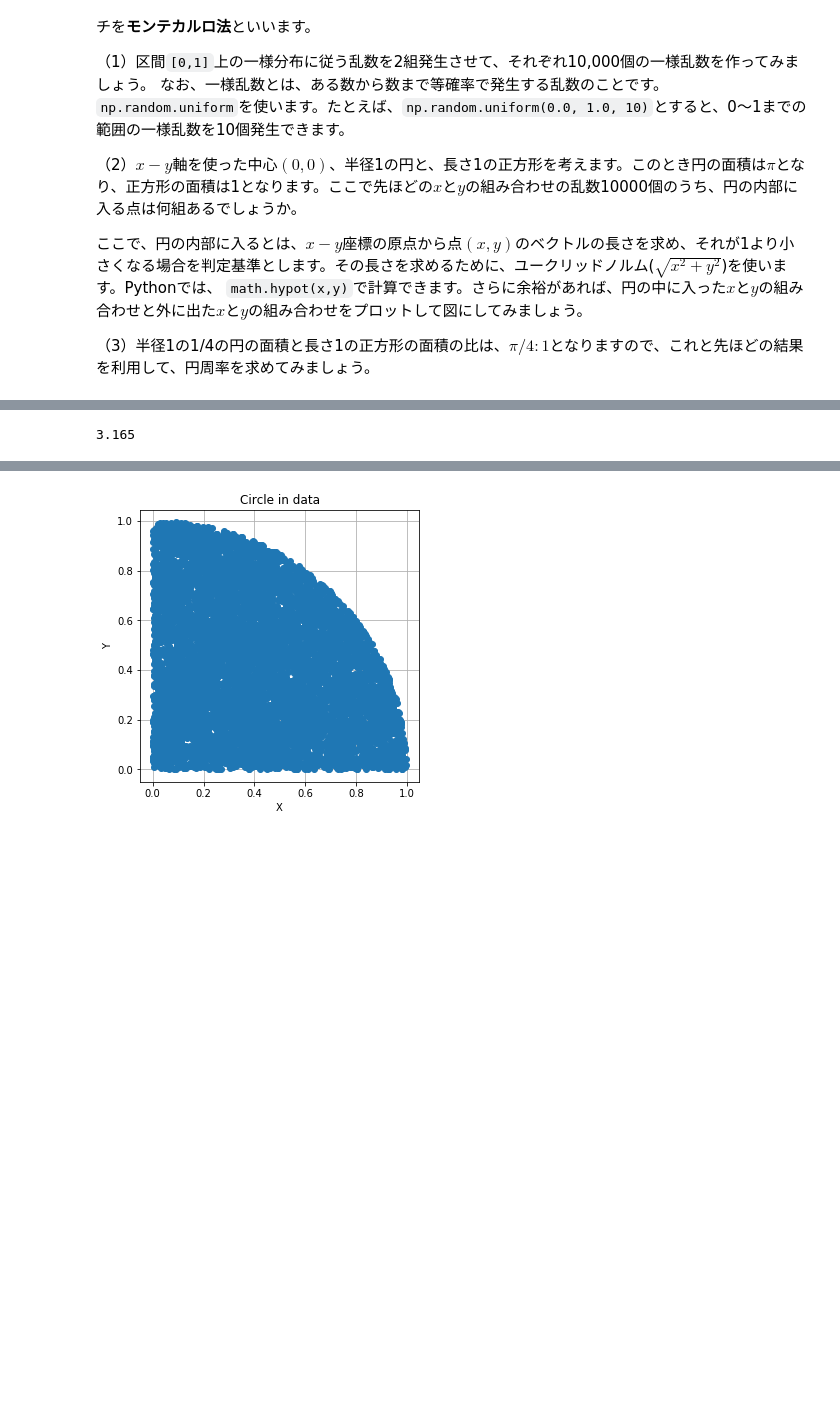
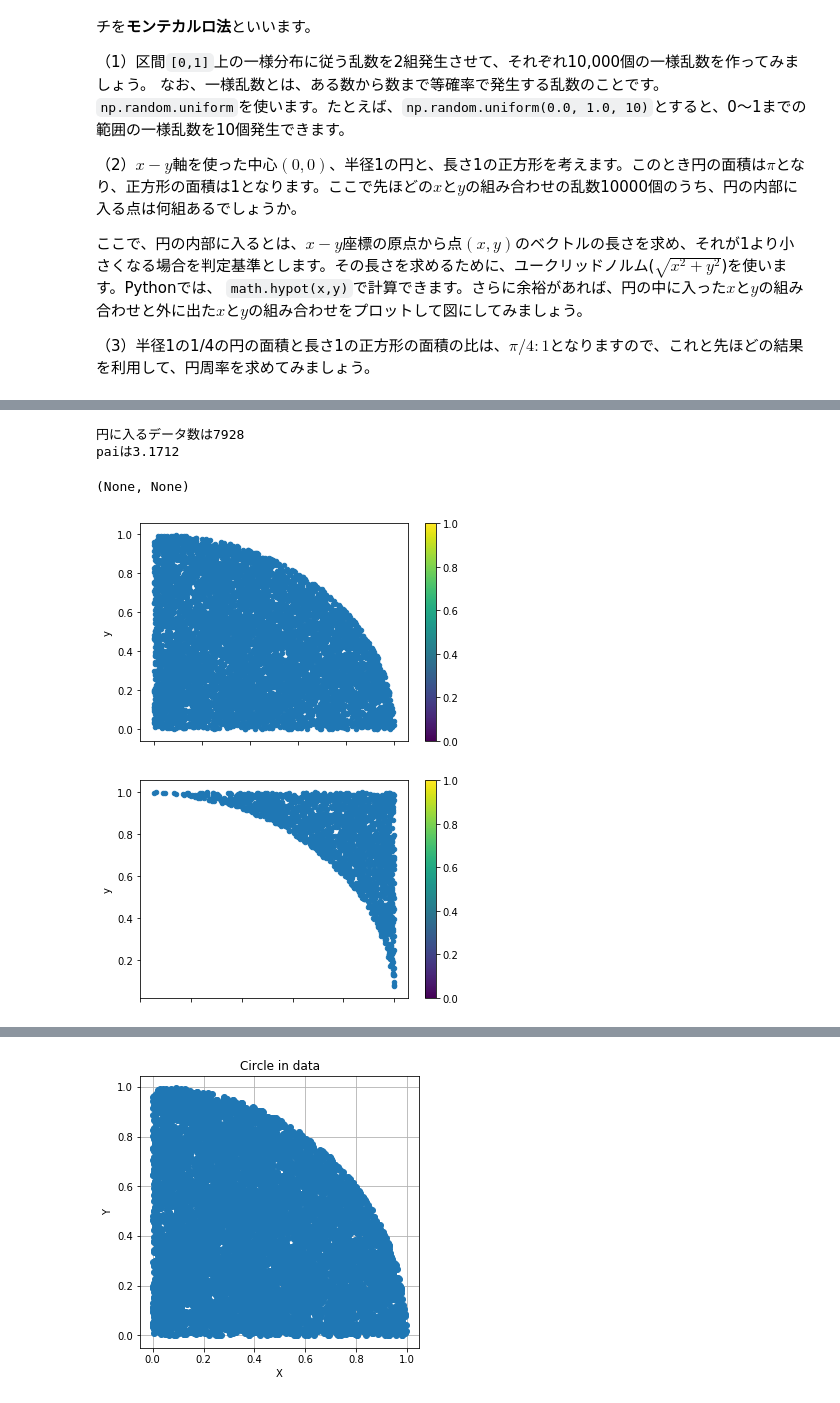
Before and after one commit to takafumi12/tokyou-u_chapters, a Jupyter notebook: GCI2020/week1/chapter2.ipynb, the cells around one changed output, grey strips where cells are left out. Cells and saved outputs as stored; diff of their text form; code cells hidden in the pictures; blank space fills up the shorter version.

```diff
--- a/GCI2020/week1/chapter2.ipynb
+++ b/GCI2020/week1/chapter2.ipynb
@@ -1008,45 +1025,49 @@ $y = 5x + 3$ （$x$は$-10$から$10$の値）のグラフを描いてみまし
 # %%
-#サンプル数
-N = 10000
+def get_pi_by_monte_carlo(N,x_seed,y_seed,plot=True):
+    #x軸の一様乱数作成
+    random.seed(x_seed)
+    x = np.random.uniform(0.0, 1.0, N)
+    #y軸の一様乱数作成
+    random.seed(y_seed)
+    y = np.random.uniform(0.0, 1.0, N)
 
-#x軸の一様乱数作成
-random.seed(0)
-x = np.random.uniform(0.0, 1.0, N)
+    #ユークリッドノルムの計算
+    z=np.hypot(x,y)
 
-#y軸の一様乱数作成
-random.seed(3)
-y = np.random.uniform(0.0, 1.0, N)
+    #円に入るデータの乱数
+    zin=z[z<1]
+    zin_count = len(zin)
 
-#ユークリッドノルムの計算
-z=np.hypot(x,y)
+    #x,y,zのDataFrameを作成
+    df=pd.DataFrame(data=[x,y,z])
+    df=df.T
+    df.columns=['x', 'y', 'z']
 
-#円に入るデータの乱数
-zin=z[z<1]
-len(zin)
+    #　円に入る条件でソート
+    df_in = df[df['z'] < 1]
+    df_out = df[df['z'] > 1]
 
-#円に入らないデータの乱数
-zout=z[z>1]
-len(zout)
+    #円に入っているx,y座標
+    x_in=df_in.x
+    y_in=df_in.y
 
-#x,y,zのDataFrameを作成
-df = pd.DataFrame(data=[x,y,z])
-df=df.T
-df.columns = ['x', 'y', 'z']
+    #円に入っていないx,y座標
+    x_out=df_out.x
+    y_out=df_out.y
 
-#　円に入る条件でソート
-df_in = df[df['z'] < 1]
-df_out = df[df['z'] > 1]
+    #πの計算
+    pai = 4*len(zin)/N
 
-#円に入っているx,y座標
-x_in=df_in.x
-y_in=df_in.y
+    if plot:
+        df_in.plot.scatter(x='x', y='y', colormap='rainbow')
+        df_out.plot.scatter(x='x', y='y', colormap='rainbow')
 
-#円に入っていないx,y座標
-x_out=df_out.x
-y_out=df_out.y
+    return print("円に入るデータ数は{0}".format(zin_count)) ,print("paiは{0}".format(pai))
 
-#πの計算
-pai = 4*len(zin)/N
-pai
+get_pi_by_monte_carlo(10000,2,3,True)
 # %% [output]
-3.165
+円に入るデータ数は7928
+paiは3.1712
+(None, None)
+[figure, added]
+[figure, added]
```
Also changed, not shown: parts of 4 cells of this notebook.
